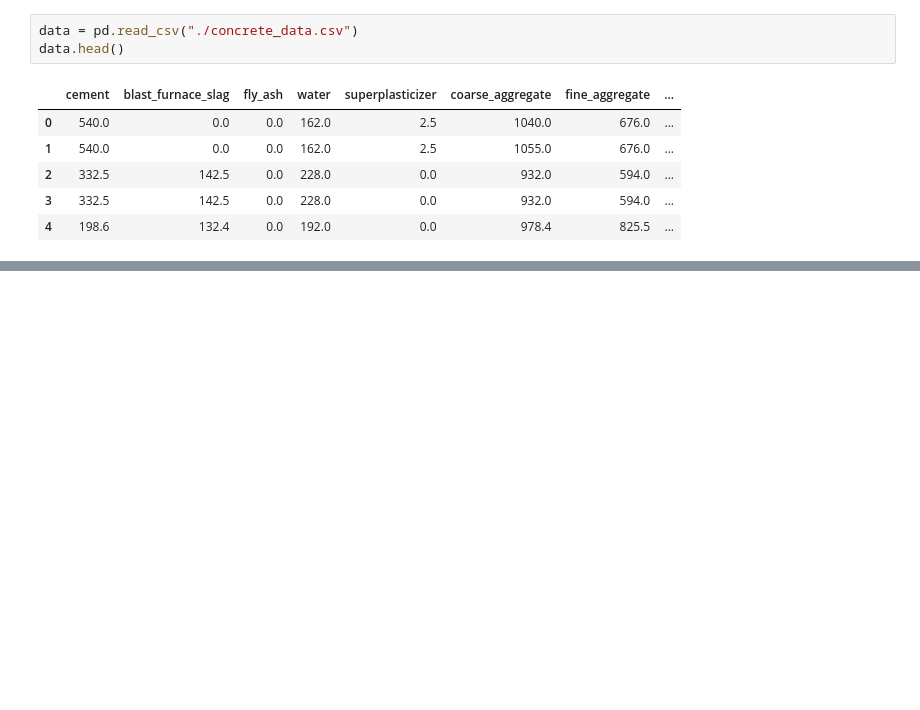
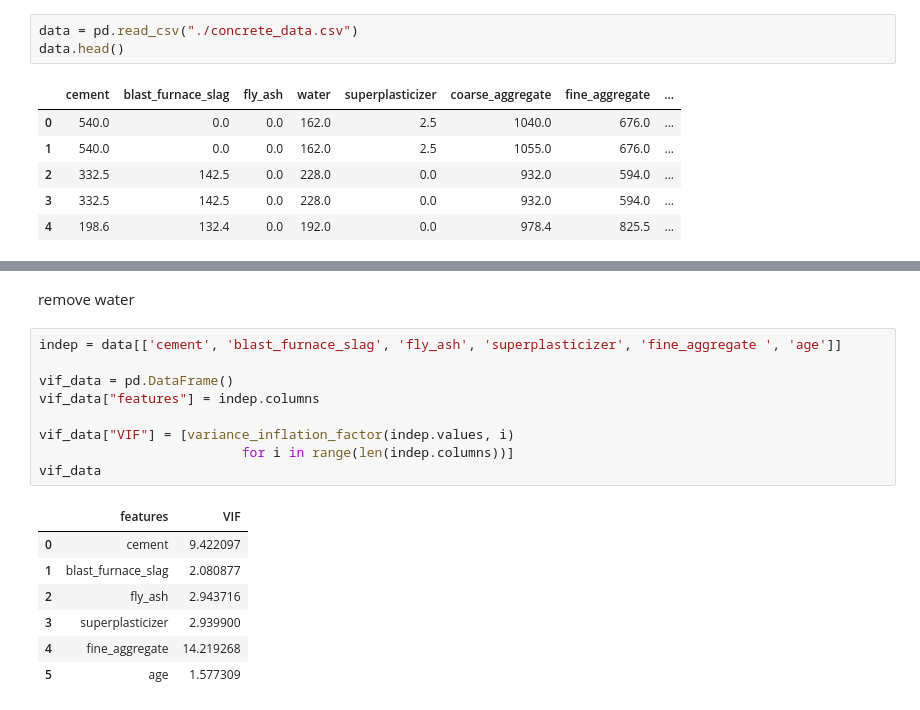
Before and after one commit to devilb2103/Sem---4, a Jupyter notebook: SML/Lab 5 - Regression Comparitive Analysis/Lab5.ipynb, the cells around one changed output, grey strips where cells are left out. Saved outputs shown, nothing was run; the diff lists cells and outputs as text; blank space fills up the shorter version.

```diff
--- a/SML/Lab 5 - Regression Comparitive Analysis/Lab5.ipynb
+++ b/SML/Lab 5 - Regression Comparitive Analysis/Lab5.ipynb
@@ -27,0 +79,19 @@ sns.heatmap(data.corr(), annot=True)
+# %% [markdown]
+remove water
+# %%
+indep = data[['cement', 'blast_furnace_slag', 'fly_ash', 'superplasticizer', 'fine_aggregate ', 'age']]
+
+vif_data = pd.DataFrame()
+vif_data["features"] = indep.columns
+
+vif_data["VIF"] = [variance_inflation_factor(indep.values, i)
+                          for i in range(len(indep.columns))]
+vif_data
+# %% [output]
+|  | features | VIF |
+| 0 | cement | 9.422097 |
+| 1 | blast_furnace_slag | 2.080877 |
+| 2 | fly_ash | 2.943716 |
+| 3 | superplasticizer | 2.939900 |
+| 4 | fine_aggregate | 14.219268 |
+| 5 | age | 1.577309 |
```
Also changed, not shown: parts of 21 cells of this notebook.
